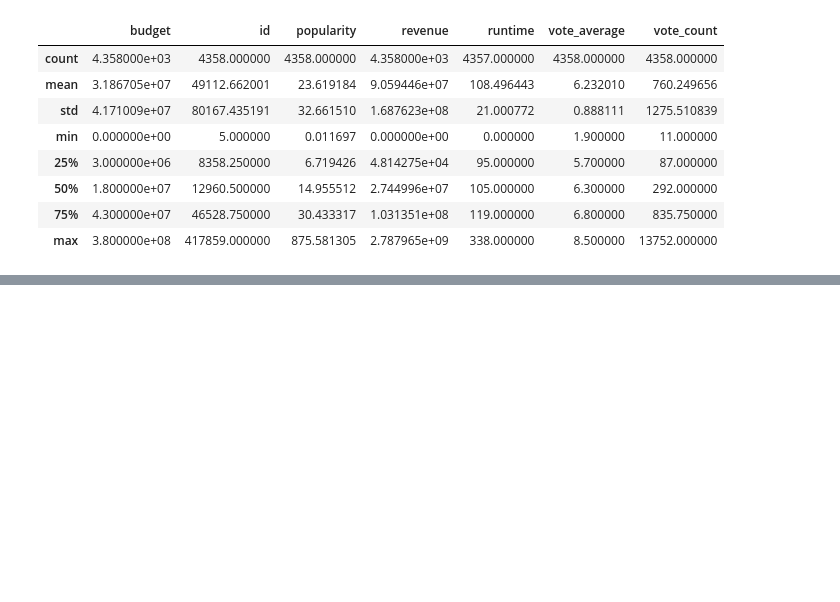
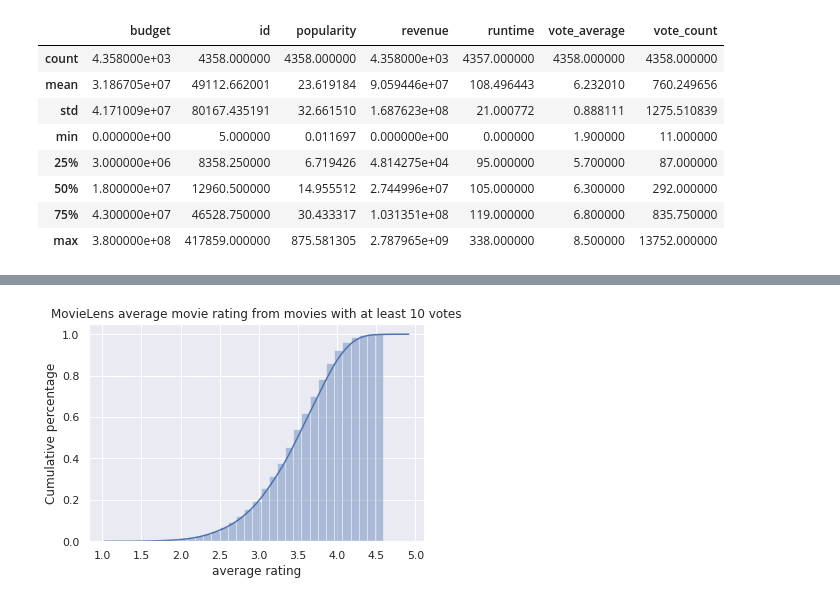
Before and after one commit to luamzi/Alura-Movie-Data-Analysis, a Jupyter notebook: Data_Science_Tests_Introduction.ipynb, the cells around one changed output, grey strips where cells are left out. Saved outputs shown, nothing was run; the diff lists cells and outputs as text; code cells hidden in the pictures; blank space fills up the shorter version.

```diff
--- a/Data_Science_Tests_Introduction.ipynb
+++ b/Data_Science_Tests_Introduction.ipynb
@@ -102,0 +188,8 @@ ax.set_xlabel("vote average");
+# %%
+ax = sns.distplot(avg_rating_by_movie_at_least_10["avg_rating"],
+                    hist_kws={'cumulative': True},
+                    kde_kws={'cumulative': True})
+ax.set(xlabel = "average rating", ylabel = "Cumulative percentage")
+ax.set_title("MovieLens average movie rating from movies with at least 10 votes");
+# %% [output]
+[figure, added]
```
Also changed, not shown: parts of 20 cells of this notebook.
